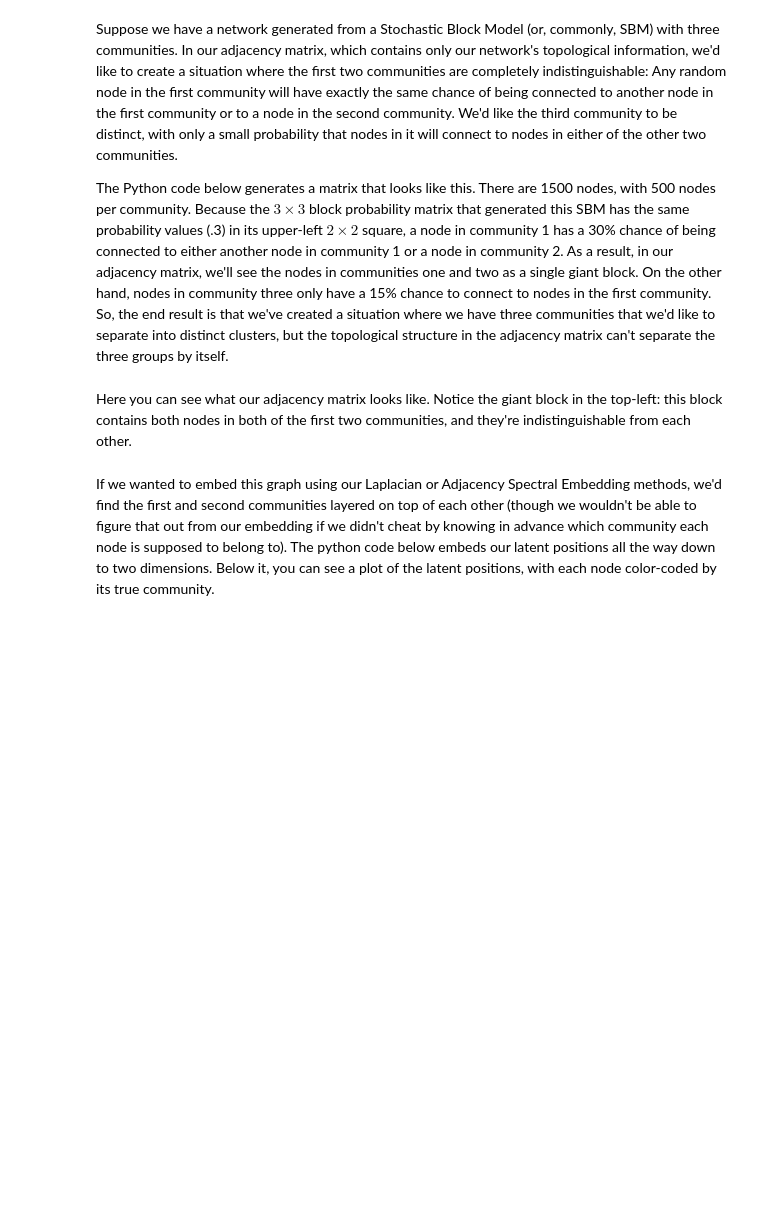
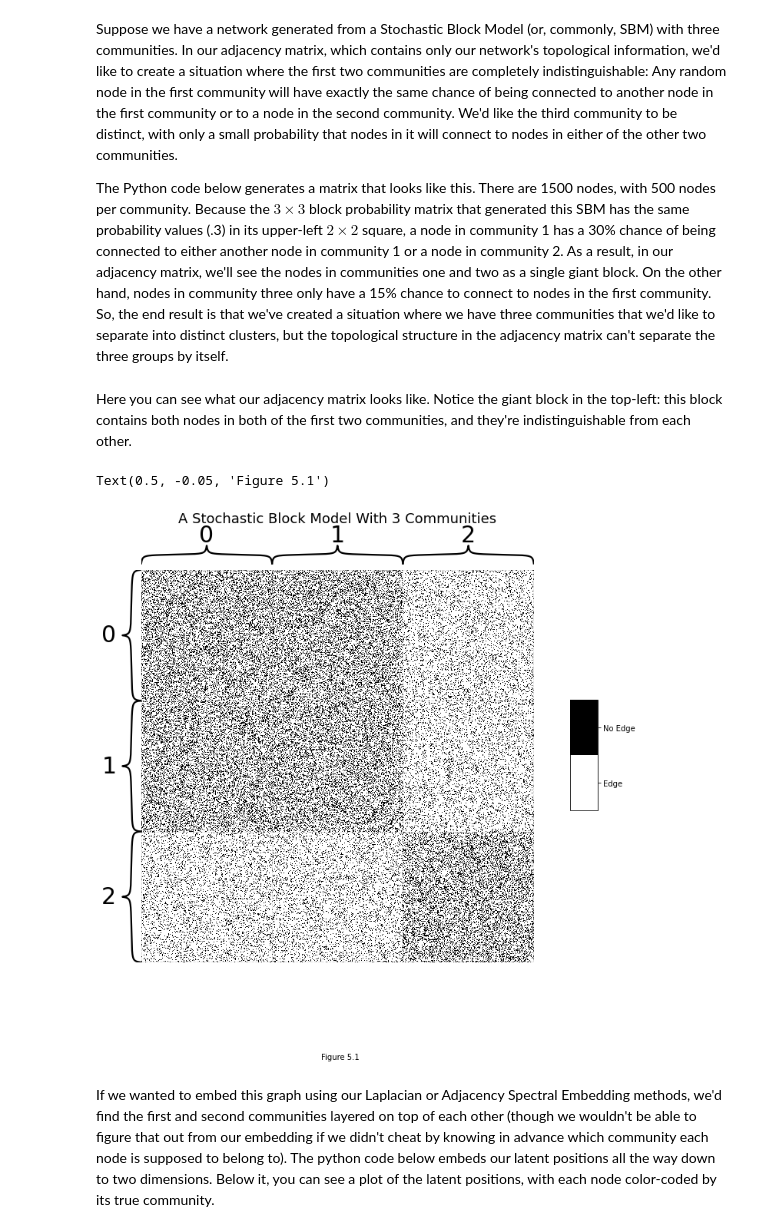
Before and after one commit to loftusa/thesis, a Jupyter notebook: network_machine_learning_in_python/representations/ch6/joint-representation-learning.ipynb, the cells around one changed output. Saved outputs shown, nothing was run; the diff lists cells and outputs as text; code cells hidden in the pictures; blank space fills up the shorter version.

```diff
--- a/network_machine_learning_in_python/representations/ch6/joint-representation-learning.ipynb
+++ b/network_machine_learning_in_python/representations/ch6/joint-representation-learning.ipynb
@@ -39,26 +39,30 @@ Here you can see what our adjacency matrix looks like. Notice the giant block in
 # %%
 import matplotlib.pyplot as plt
 from graphbook_code import heatmap
 import matplotlib
 
 # visualize
 fig, ax = plt.subplots(figsize=(10,10))
 
 def plot_heatmap(A, ax, title="A Stochastic Block Model With 3 Communities", show_cbar=True):
     cmap = matplotlib.colors.ListedColormap(["white", 'black'])
     ax = heatmap(A, cmap=cmap, ax=ax, inner_hier_labels=labels,
                  title=title, center=None, cbar=False)
     ax.set_frame_on(False)
     if show_cbar:
         fig = plt.gcf()
         cax = fig.add_axes([0.95, 0.4, 0.05, 0.2])
         colorbar = fig.colorbar(ax.imshow(A, cmap=cmap), cax=cax)
         colorbar.set_ticks([0.25, 0.75])
         colorbar.set_ticklabels(["Edge", "No Edge"])
         cax.set_frame_on(True)
 
 
 plot_heatmap(A, ax)
+plt.figtext(0.5, -.05, "Figure 5.1")
+# %% [output]
+Text(0.5, -0.05, 'Figure 5.1')
+[figure, added]
 # %% [markdown]
 If we wanted to embed this graph using our Laplacian or Adjacency Spectral Embedding methods, we'd find the first and second communities layered on top of each other (though we wouldn't be able to figure that out from our embedding if we didn't cheat by knowing in advance which community each node is supposed to belong to). The python code below embeds our latent positions all the way down to two dimensions. Below it, you can see a plot of the latent positions, with each node color-coded by its true community.
 # %%
```
Also changed, not shown: parts of 12 cells of this notebook, 8 other files.
